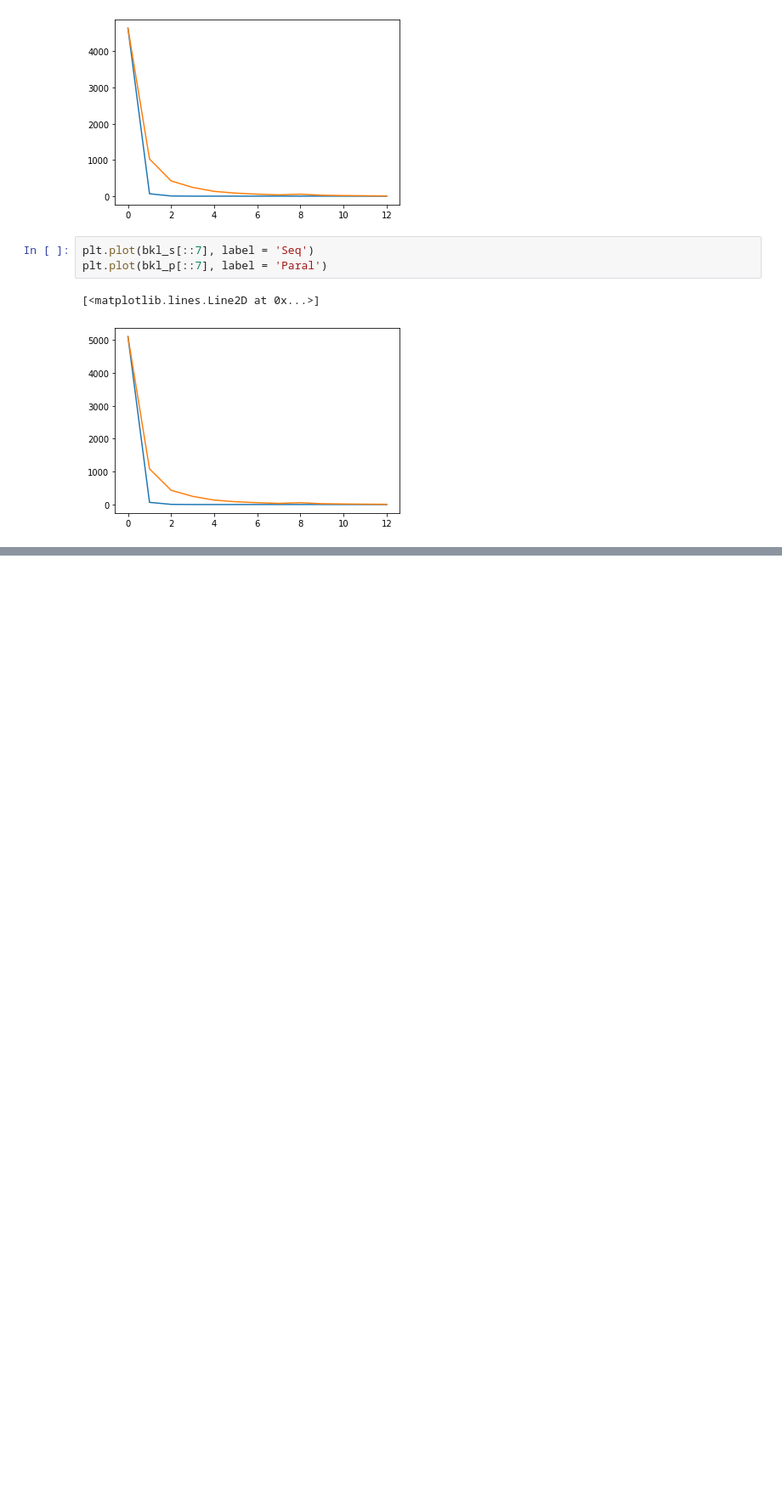
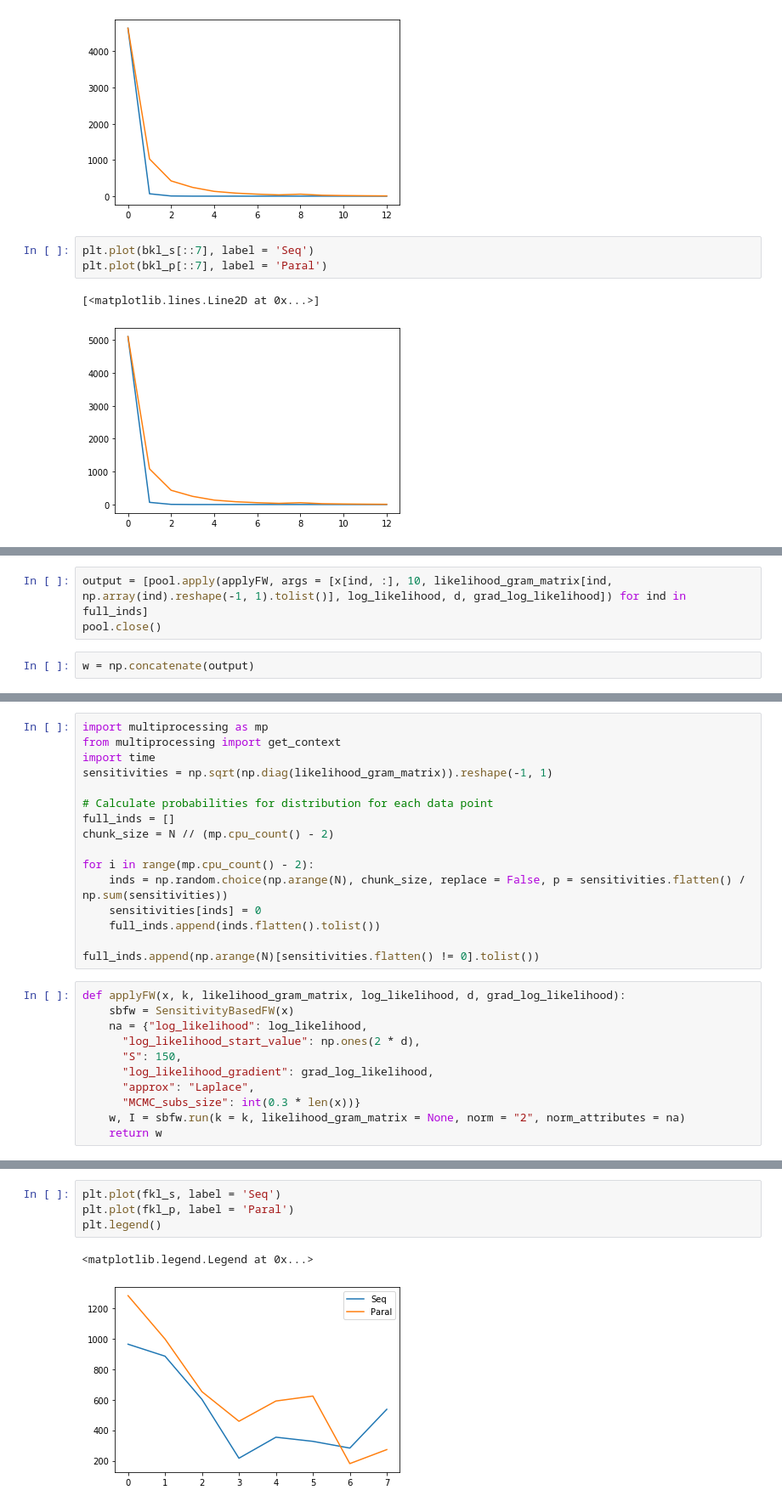
Before and after one commit to stat-ml/efficient_bayesian_coresets, a Jupyter notebook: parallel_experiments.ipynb, the cells around one changed output, grey strips where cells are left out. Shown at 85% size. Drawn from its saved outputs; the diff is of its cells as text; blank space fills up the shorter version.

Commit message:
upd on parallel experiments

```diff
--- a/parallel_experiments.ipynb
+++ b/parallel_experiments.ipynb
@@ -154,0 +216,5 @@ plt.plot(bkl_p[::7], label = 'Paral')
+# %%
+output = [pool.apply(applyFW, args = [x[ind, :], 10, likelihood_gram_matrix[ind, np.array(ind).reshape(-1, 1).tolist()], log_likelihood, d, grad_log_likelihood]) for ind in full_inds]
+pool.close()
+# %%
+w = np.concatenate(output)
@@ -154,0 +227,27 @@ plt.plot(bkl_p[::7], label = 'Paral')
+# %%
+import multiprocessing as mp
+from multiprocessing import get_context
+import time
+sensitivities = np.sqrt(np.diag(likelihood_gram_matrix)).reshape(-1, 1)
+
+# Calculate probabilities for distribution for each data point
+full_inds = []
+chunk_size = N // (mp.cpu_count() - 2)
+
+for i in range(mp.cpu_count() - 2):
+    inds = np.random.choice(np.arange(N), chunk_size, replace = False, p = sensitivities.flatten() / np.sum(sensitivities))
+    sensitivities[inds] = 0
+    full_inds.append(inds.flatten().tolist())
+
+full_inds.append(np.arange(N)[sensitivities.flatten() != 0].tolist())
+# %%
+def applyFW(x, k, likelihood_gram_matrix, log_likelihood, d, grad_log_likelihood):
+    sbfw = SensitivityBasedFW(x)
+    na = {"log_likelihood": log_likelihood,
+      "log_likelihood_start_value": np.ones(2 * d),
+      "S": 150,
+      "log_likelihood_gradient": grad_log_likelihood,
+      "approx": "Laplace",
+      "MCMC_subs_size": int(0.3 * len(x))}
+    w, I = sbfw.run(k = k, likelihood_gram_matrix = None, norm = "2", norm_attributes = na)
+    return w
@@ -154,0 +301,7 @@ plt.plot(bkl_p[::7], label = 'Paral')
+# %%
+plt.plot(fkl_s, label = 'Seq')
+plt.plot(fkl_p, label = 'Paral')
+plt.legend()
+# %% [output]
+<matplotlib.legend.Legend at 0x...>
+[figure, added]
```
Also changed, not shown: parts of 18 cells of this notebook.
